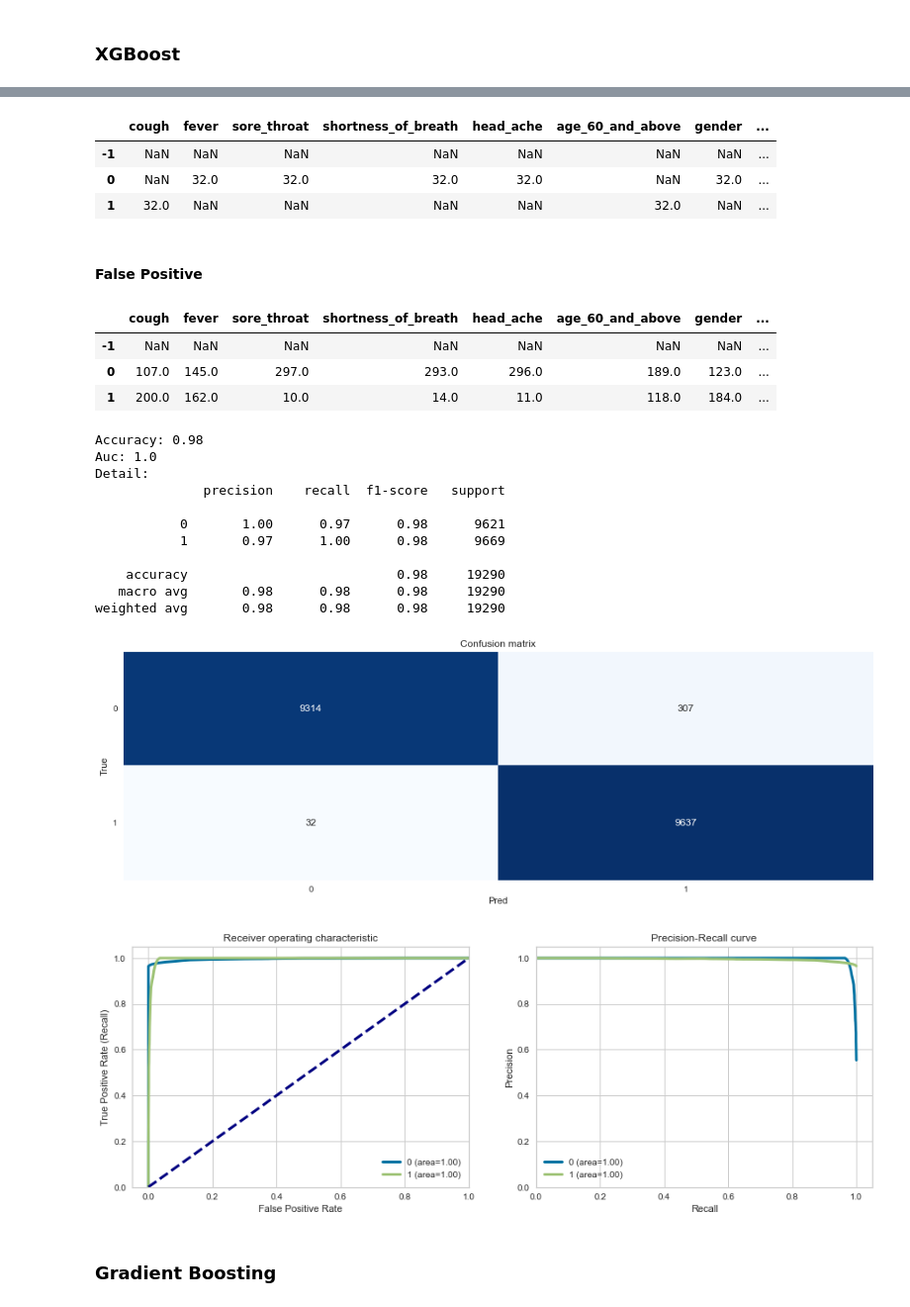
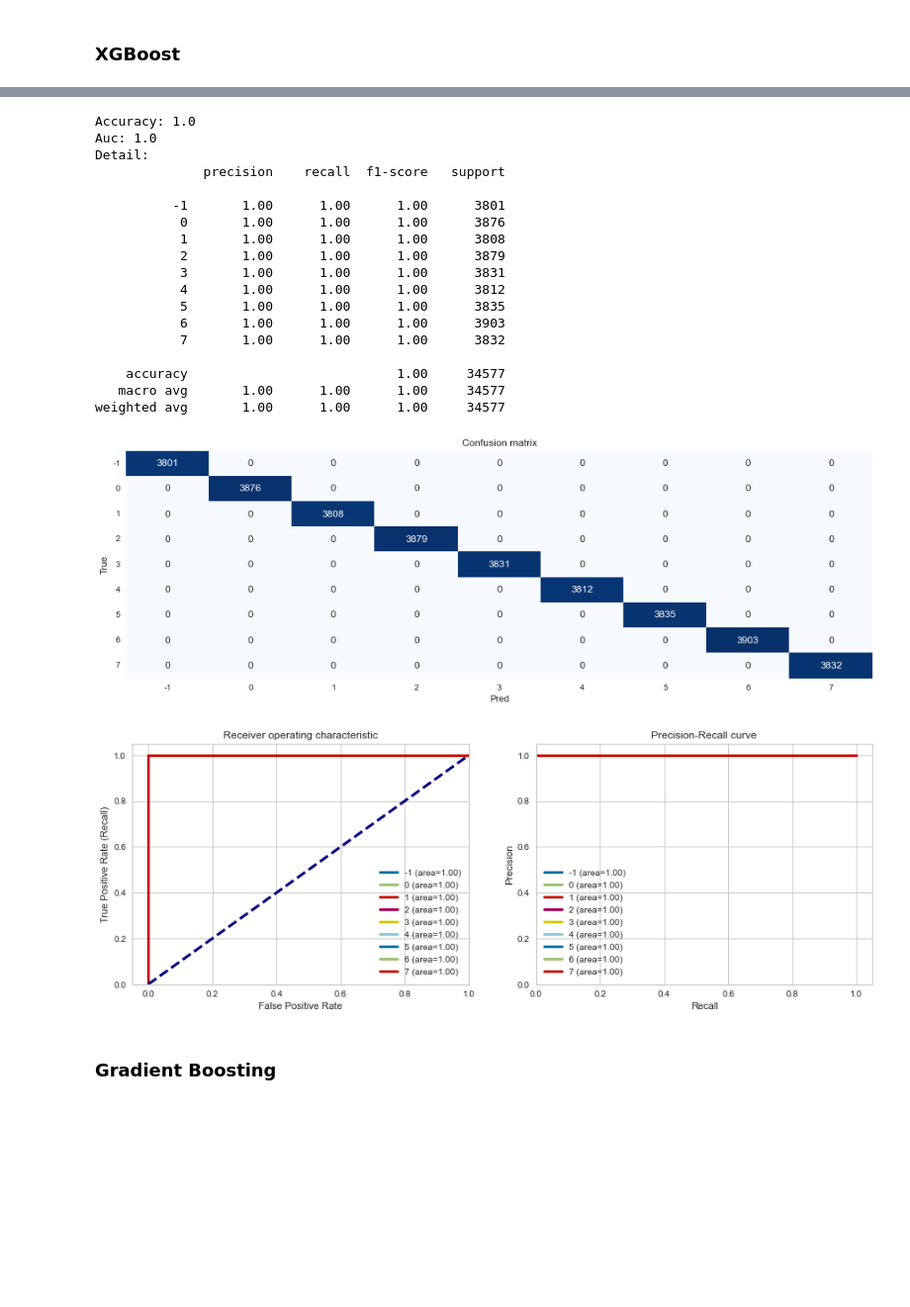
Before and after one commit to oraclekaia/DM_hw2, a Jupyter notebook: clustering_covid.ipynb, the cells around one changed output, grey strips where cells are left out. Shown at 99% size. Drawn from its saved outputs; the diff is of its cells as text; code cells hidden in the pictures; blank space fills up the shorter version.

Commit message:
noclass

```diff
--- a/clustering_covid.ipynb
+++ b/clustering_covid.ipynb
@@ -855,0 +1332,3 @@ all
+# %%
+for i in range(-1,8):
+    all= cluster(dbscan_data_noclass, all, i)
@@ -873,2 +1375,2 @@ print(sorted(Counter(y_resampled_all_re).items()))
 # %%
-X_train_all, X_test_all, y_train_all, y_test_all = train_test_split(X_resampled_all_re, y_resampled_all_re, test_size=0.2, random_state=random_state)
+X_train_noclass, X_test_noclass, y_train_noclass, y_test_noclass = train_test_split(X_resampled_noclass_re, y_resampled_noclass_re, test_size=0.2, random_state=random_state)
@@ -891,7 +1393,7 @@ X_test_all
 # %% [markdown]
 ### XGBoost
 # %%
-xgb_all = XGBClassifier(learning_rate=0.1,
+xgb_noclass = XGBClassifier(learning_rate=0.1,
                       n_estimators=20,           # 树的个数-10棵树建立xgboost
                       max_depth=10,               # 树的深度
                       min_child_weight = 1,      # 叶子节点最小权重
@@ -903,5 +1405,5 @@ xgb_all = XGBClassifier(learning_rate=0.1,
                       slient = 0
                       )
 # xgb_all=XGBClassifier()
-xgb_all.fit(X_train_all,y_train_all)
+xgb_noclass.fit(X_train_noclass,y_train_noclass)
 # %% [output]
@@ -927,7 +1429,7 @@ XGBClassifier(base_score=0.5, booster='gbtree', colsample_btree=1,
 # %%
-model_type="XGBoost (all) SMOTE"
-predicted_all = xgb_all.predict(X_test_all)
-predicted_prob_all = xgb_all.predict_proba(X_test_all)
+model_type="XGBoost (no class) SMOTE DBSCAN"
+predicted_noclass = xgb_noclass.predict(X_test_noclass)
+predicted_prob_noclass = xgb_noclass.predict_proba(X_test_noclass)
 
 # accuracy=accuracy_score(y_test, predicted)
 # confusion=confusion_matrix(y_test, predicted)
@@ -974,39 +1474,21 @@ dbscan_result
-# %%
-xgb_all_fn=dbscan_result[(dbscan_result['corona_result']==1) & (dbscan_result['xgb_all']==0)]
-xgb_all_fn.apply(pd.Series.value_counts)
-# %% [output]
-|  | cough | fever | sore_throat | shortness_of_breath | head_ache | age_60_and_above | gender | ... |
-| -1 | NaN | NaN | NaN | NaN | NaN | NaN | NaN | ... |
-| 0 | NaN | 32.0 | 32.0 | 32.0 | 32.0 | NaN | 32.0 | ... |
-| 1 | 32.0 | NaN | NaN | NaN | NaN | 32.0 | NaN | ... |
-# %% [markdown]
-#### False Positive
-# %%
-xgb_all_fp=dbscan_result[(dbscan_result['corona_result']==0) & (dbscan_result['xgb_all']==1)]
-xgb_all_fp.apply(pd.Series.value_counts)
-# %% [output]
-|  | cough | fever | sore_throat | shortness_of_breath | head_ache | age_60_and_above | gender | ... |
-| -1 | NaN | NaN | NaN | NaN | NaN | NaN | NaN | ... |
-| 0 | 107.0 | 145.0 | 297.0 | 293.0 | 296.0 | 189.0 | 123.0 | ... |
-| 1 | 200.0 | 162.0 | 10.0 | 14.0 | 11.0 | 118.0 | 184.0 | ... |
 # %%
-classes = np.unique(y_test_all)
-y_test_array = pd.get_dummies(y_test_all, drop_first=False).values
+classes = np.unique(y_test_noclass)
+y_test_array = pd.get_dummies(y_test_noclass, drop_first=False).values
 
 ## Accuracy, Precision, Recall
-accuracy = metrics.accuracy_score(y_test_all, predicted_all)
-auc = metrics.roc_auc_score(y_test_array, predicted_prob_all,
+accuracy = metrics.accuracy_score(y_test_noclass, predicted_noclass)
+auc = metrics.roc_auc_score(y_test_array, predicted_prob_noclass,
                             multi_class="ovr")
-f1=f1_score(y_test_all, predicted_all, average='weighted')
-precision_all=precision_score(y_test_all, predicted_all, average='weighted')
-recall_all=recall_score(y_test_all, predicted_all, average='weighted')
+f1=f1_score(y_test_noclass, predicted_noclass, average='weighted')
+precision_noclass=precision_score(y_test_noclass, predicted_noclass, average='weighted')
+recall_noclass=recall_score(y_test_noclass, predicted_noclass, average='weighted')
 print("Accuracy:",  round(accuracy,2))
 print("Auc:", round(auc,2))
 print("Detail:")
-print(metrics.classification_report(y_test_all, predicted_all))
+print(metrics.classification_report(y_test_noclass, predicted_noclass))
 
 ## Plot confusion matrix
-cm = metrics.confusion_matrix(y_test_all, predicted_all)
+cm = metrics.confusion_matrix(y_test_noclass, predicted_noclass)
 fig, ax = plt.subplots()
 sns.heatmap(cm, annot=True, fmt='d', ax=ax, cmap=plt.cm.Blues,
             cbar=False)
@@ -1020,7 +1502,7 @@ fig, ax = plt.subplots(nrows=1, ncols=2, figsize=(15,5))
 roc_auc_dict = {}
 for i in range(len(classes)):
     fpr, tpr, thresholds = metrics.roc_curve(y_test_array[:,i],
-                           predicted_prob_all[:,i])
+                           predicted_prob_noclass[:,i])
     roc_auc = metrics.auc(fpr, tpr)
     ax[0].plot(fpr, tpr, lw=3,
             #   label='{0} (area={1:0.2f})'.format(classes[i],
@@ -1032,43 +1514,50 @@ for i in range(len(classes)):
 ax[0].plot([0,1], [0,1], color='navy', lw=3, linestyle='--')
 ax[0].set(xlim=[-0.05,1.0], ylim=[0.0,1.05],
           xlabel='False Positive Rate',
           ylabel="True Positive Rate (Recall)",
           title="Receiver operating characteristic")
 ax[0].legend(loc="lower right")
 ax[0].grid(True)
 
 ## Plot precision-recall curve
 for i in range(len(classes)):
     precision, recall, thresholds = metrics.precision_recall_curve(
-                 y_test_array[:,i], predicted_prob_all[:,i])
+                 y_test_array[:,i], predicted_prob_noclass[:,i])
     ax[1].plot(recall, precision, lw=3,
                label='{0} (area={1:0.2f})'.format(classes[i],
                                   metrics.auc(recall, precision))
               )
 ax[1].set(xlim=[0.0,1.05], ylim=[0.0,1.05], xlabel='Recall',
           ylabel="Precision", title="Precision-Recall curve")
 ax[1].legend(loc="best")
 ax[1].grid(True)
 plt.show()
 
 # 把結果加進result_df
 result_df = result_df.append({'model_type': model_type, 'Accuracy': accuracy, 'AUC': auc,
-                             'F1-score': f1, 'Recall': recall_all, 'Precision': precision_all}, ignore_index=True)
+                             'F1-score': f1, 'Recall': recall_noclass, 'Precision': precision_noclass}, ignore_index=True)
 roc_auc_all[model_type] = roc_auc
 # %% [output]
-Accuracy: 0.98
+Accuracy: 1.0
 Auc: 1.0
 Detail:
               precision    recall  f1-score   support
 
-           0       1.00      0.97      0.98      9621
-           1       0.97      1.00      0.98      9669
+          -1       1.00      1.00      1.00      3801
+           0       1.00      1.00      1.00      3876
+           1       1.00      1.00      1.00      3808
+           2       1.00      1.00      1.00      3879
+           3       1.00      1.00      1.00      3831
+           4       1.00      1.00      1.00      3812
+           5       1.00      1.00      1.00      3835
+           6       1.00      1.00      1.00      3903
+           7       1.00      1.00      1.00      3832
 
-    accuracy                           0.98     19290
-   macro avg       0.98      0.98      0.98     19290
-weighted avg       0.98      0.98      0.98     19290
+    accuracy                           1.00     34577
+   macro avg       1.00      1.00      1.00     34577
+weighted avg       1.00      1.00      1.00     34577
-[figure, old version]
+[figure, new version]
-[figure, old version]
+[figure, new version]
 # %% [markdown]
 ### Gradient Boosting
 # %%
```
Also changed, not shown: parts of 63 cells of this notebook.
